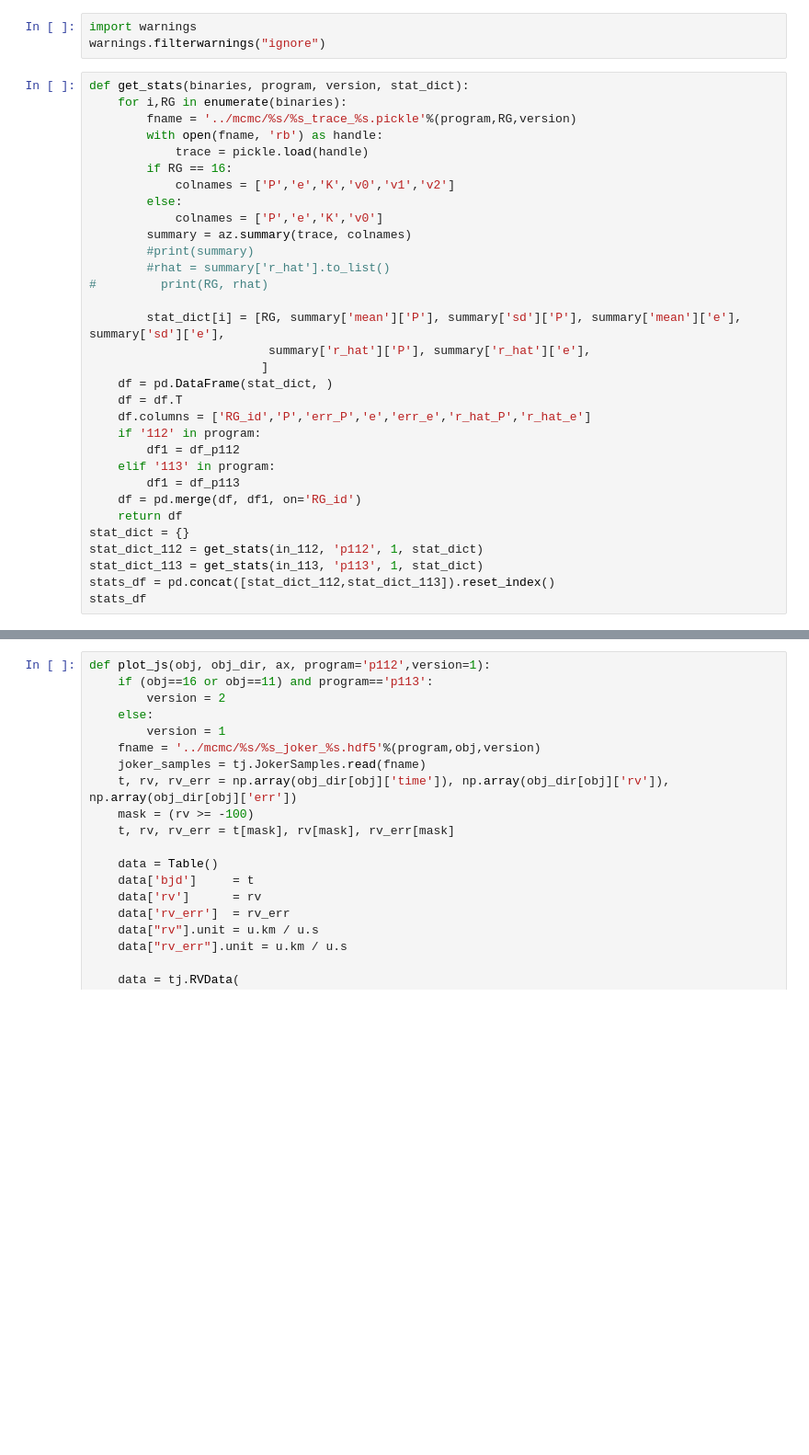
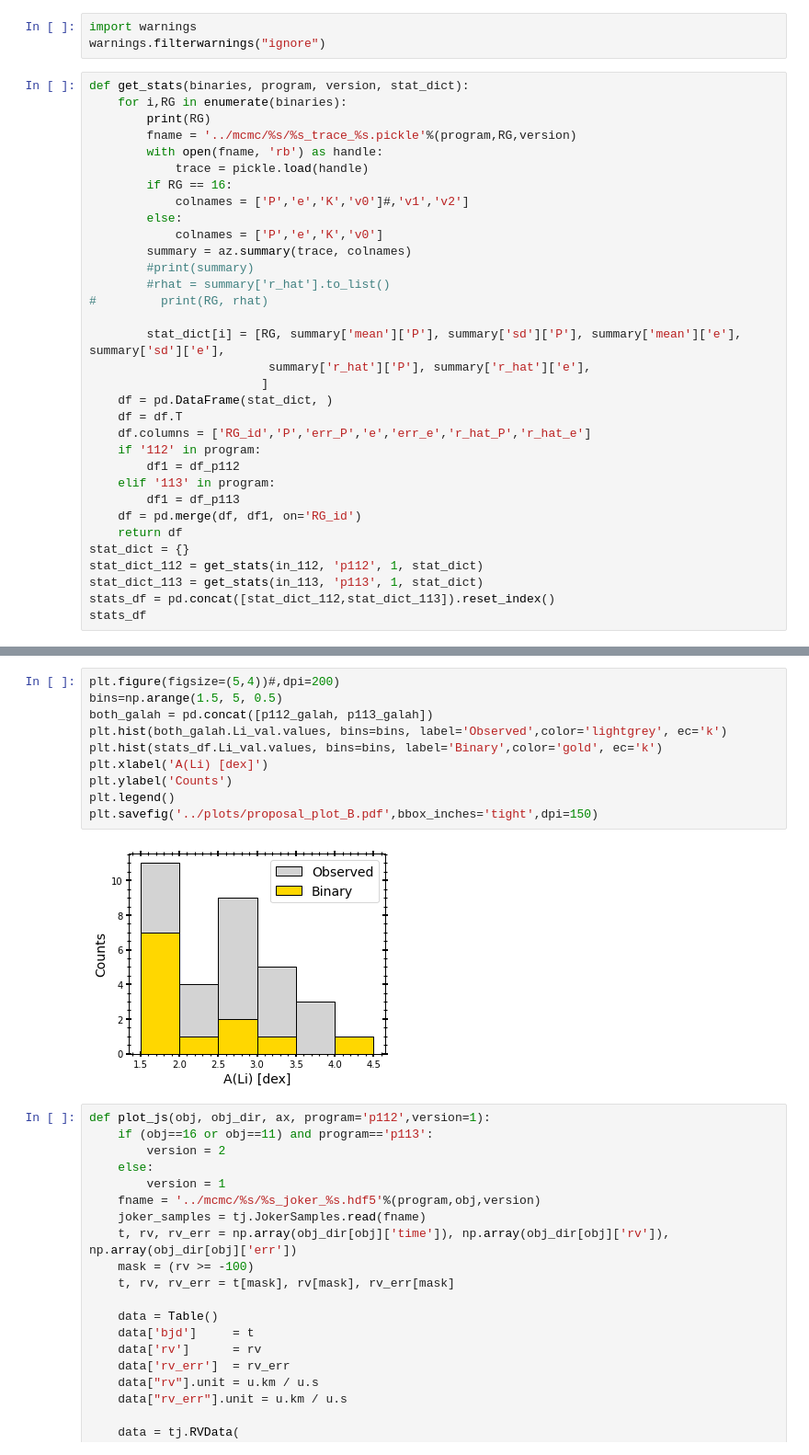
Before and after one commit to MaryumSayeed/ESPRESSO, a Jupyter notebook: scripts/rv_program.ipynb, the cells around one changed output, grey strips where cells are left out. Shown at 92% size. Saved outputs shown, nothing was run; the diff lists cells and outputs as text; blank space fills up the shorter version.

```diff
--- a/scripts/rv_program.ipynb
+++ b/scripts/rv_program.ipynb
@@ -944,11 +966,12 @@ warnings.filterwarnings("ignore")
 # %%
 def get_stats(binaries, program, version, stat_dict):
     for i,RG in enumerate(binaries):
+        print(RG)
         fname = '../mcmc/%s/%s_trace_%s.pickle'%(program,RG,version)
         with open(fname, 'rb') as handle:
             trace = pickle.load(handle)
         if RG == 16:
-            colnames = ['P','e','K','v0','v1','v2']
+            colnames = ['P','e','K','v0']#,'v1','v2']
         else:
             colnames = ['P','e','K','v0']
         summary = az.summary(trace, colnames)
@@ -976,3 +1026,15 @@ stats_df
+# %%
+plt.figure(figsize=(5,4))#,dpi=200)
+bins=np.arange(1.5, 5, 0.5)
+both_galah = pd.concat([p112_galah, p113_galah])
+plt.hist(both_galah.Li_val.values, bins=bins, label='Observed',color='lightgrey', ec='k')
+plt.hist(stats_df.Li_val.values, bins=bins, label='Binary',color='gold', ec='k')
+plt.xlabel('A(Li) [dex]')
+plt.ylabel('Counts')
+plt.legend()
+plt.savefig('../plots/proposal_plot_B.pdf',bbox_inches='tight',dpi=150)
+# %% [output]
+[figure, added]
 # %%
 def plot_js(obj, obj_dir, ax, program='p112',version=1):
     if (obj==16 or obj==11) and program=='p113':
```
Also changed, not shown: parts of 9 cells of this notebook.
